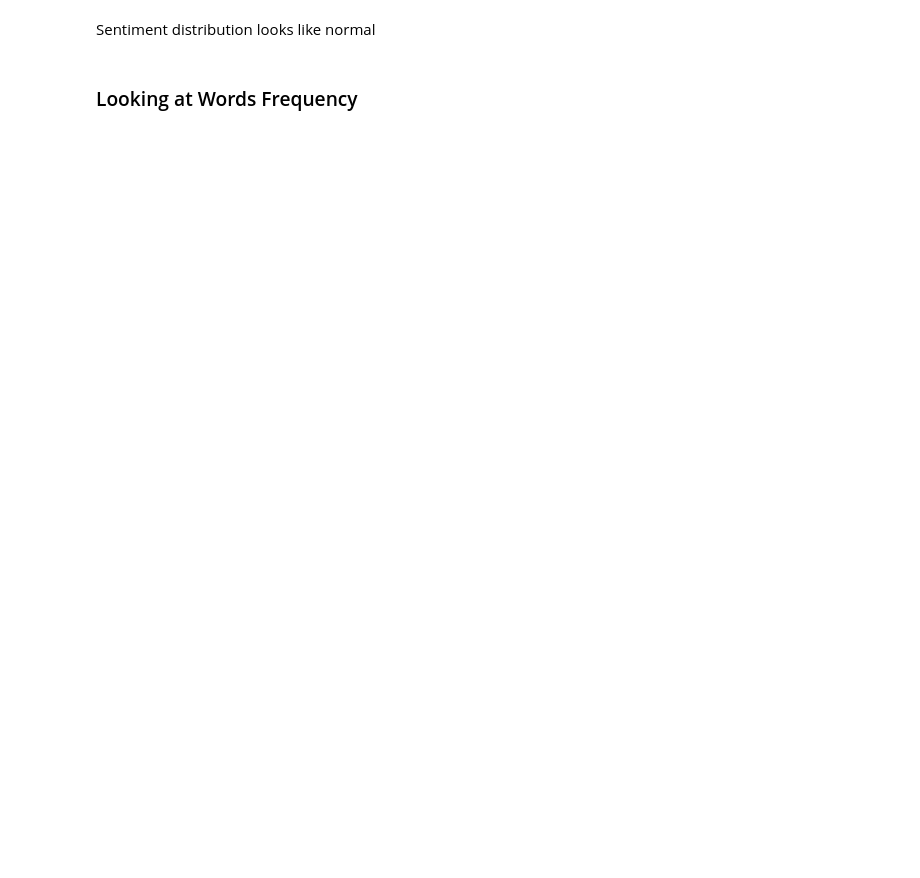
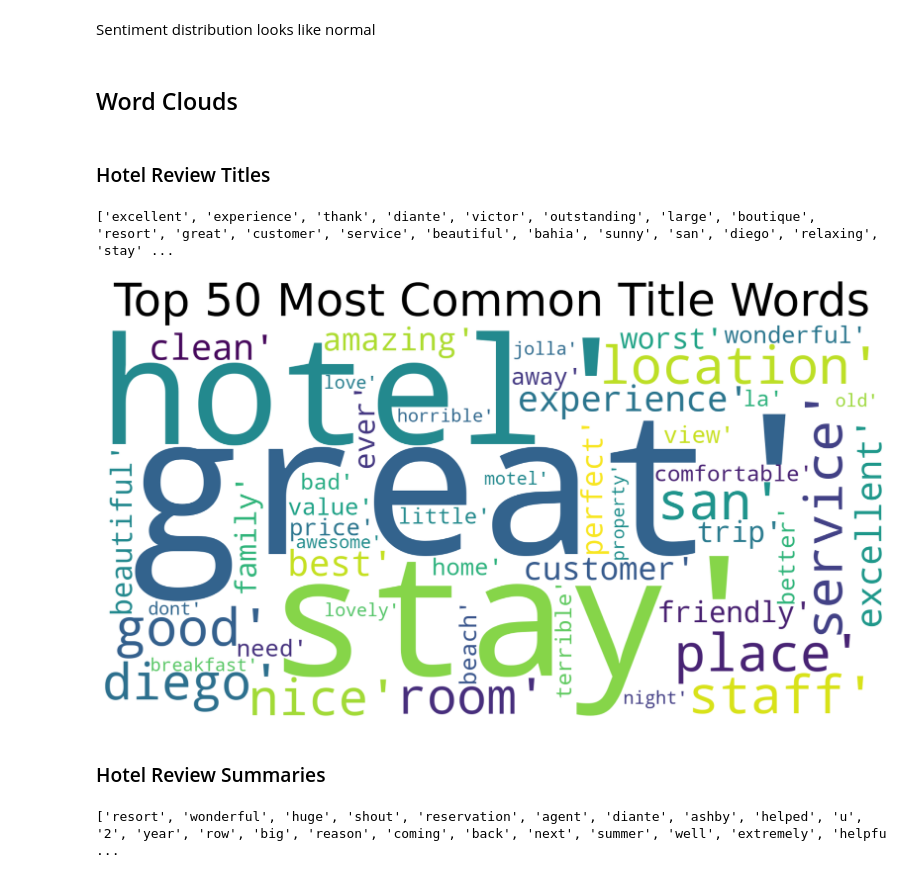
Before and after one commit to RenettaNelson/ADS-509---Applied-Text-Mining---Team-1, a Jupyter notebook: Hotel_Reviews_RN.ipynb, the cells around one changed output. Saved outputs shown, nothing was run; the diff lists cells and outputs as text; code cells hidden in the pictures; blank space fills up the shorter version.

```diff
--- a/Hotel_Reviews_RN.ipynb
+++ b/Hotel_Reviews_RN.ipynb
@@ -605,5 +636,48 @@ fig3.show()
 [interactive output not drawn]
 # %% [markdown]
 Sentiment distribution looks like normal
-# %% [markdown]
-### Looking at Words Frequency
+# %% [markdown]
+## Word Clouds
+# %% [markdown]
+### Hotel Review Titles
+# %%
+# For title
+
+title_words = hotels_df["title_lemma"]
+
+total_words = []
+
+for x in title_words:
+    total_words = total_words + x
+
+print(total_words)
+# %% [output]
+['excellent', 'experience', 'thank', 'diante', 'victor', 'outstanding', 'large', 'boutique', 'resort', 'great', 'customer', 'service', 'beautiful', 'bahia', 'sunny', 'san', 'diego', 'relaxing', 'stay' ...
+# %%
+mode = FreqDist(total_words).most_common(50)
+
+cloud = WordCloud(width=1600, height = 800, background_color = 'white').generate(str(mode))
+
+fig = plt.figure(figsize=(30, 10), facecolor='white')
+plt.imshow(cloud, interpolation="bilinear")
+plt.axis('off')
+plt.title('Top 50 Most Common Title Words', fontsize = 75)
+plt.tight_layout(pad=0)
+plt.show()
+# %% [output]
+[figure, added]
+# %% [markdown]
+### Hotel Review Summaries
+# %%
+# For summaries
+
+title_words = hotels_df["summary_lemma"]
+
+total_words = []
+
+for x in title_words:
+    total_words = total_words + x
+
+print(total_words)
+# %% [output]
+['resort', 'wonderful', 'huge', 'shout', 'reservation', 'agent', 'diante', 'ashby', 'helped', 'u', '2', 'year', 'row', 'big', 'reason', 'coming', 'back', 'next', 'summer', 'well', 'extremely', 'helpfu ...
```
Also changed, not shown: parts of 10 cells of this notebook.
